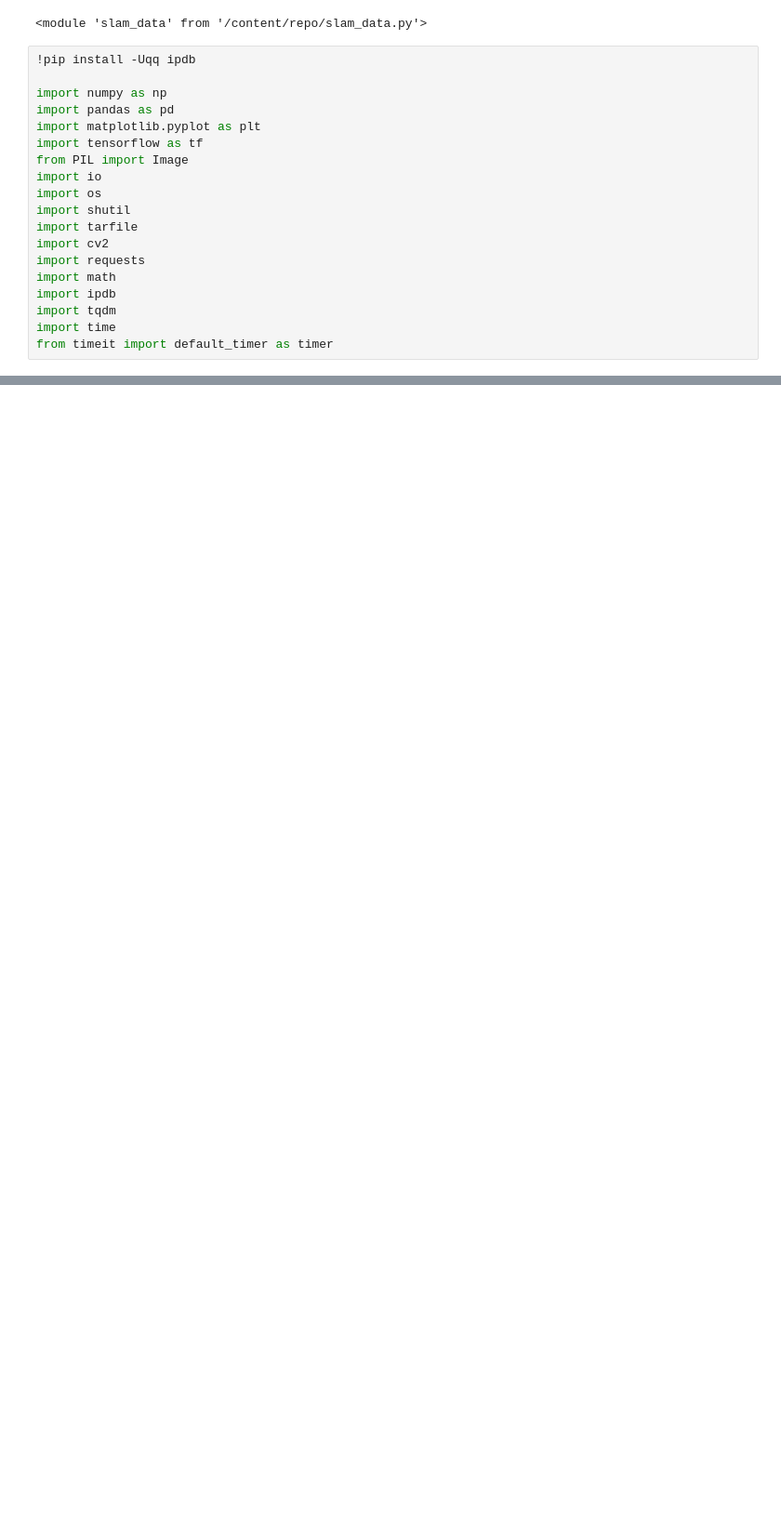
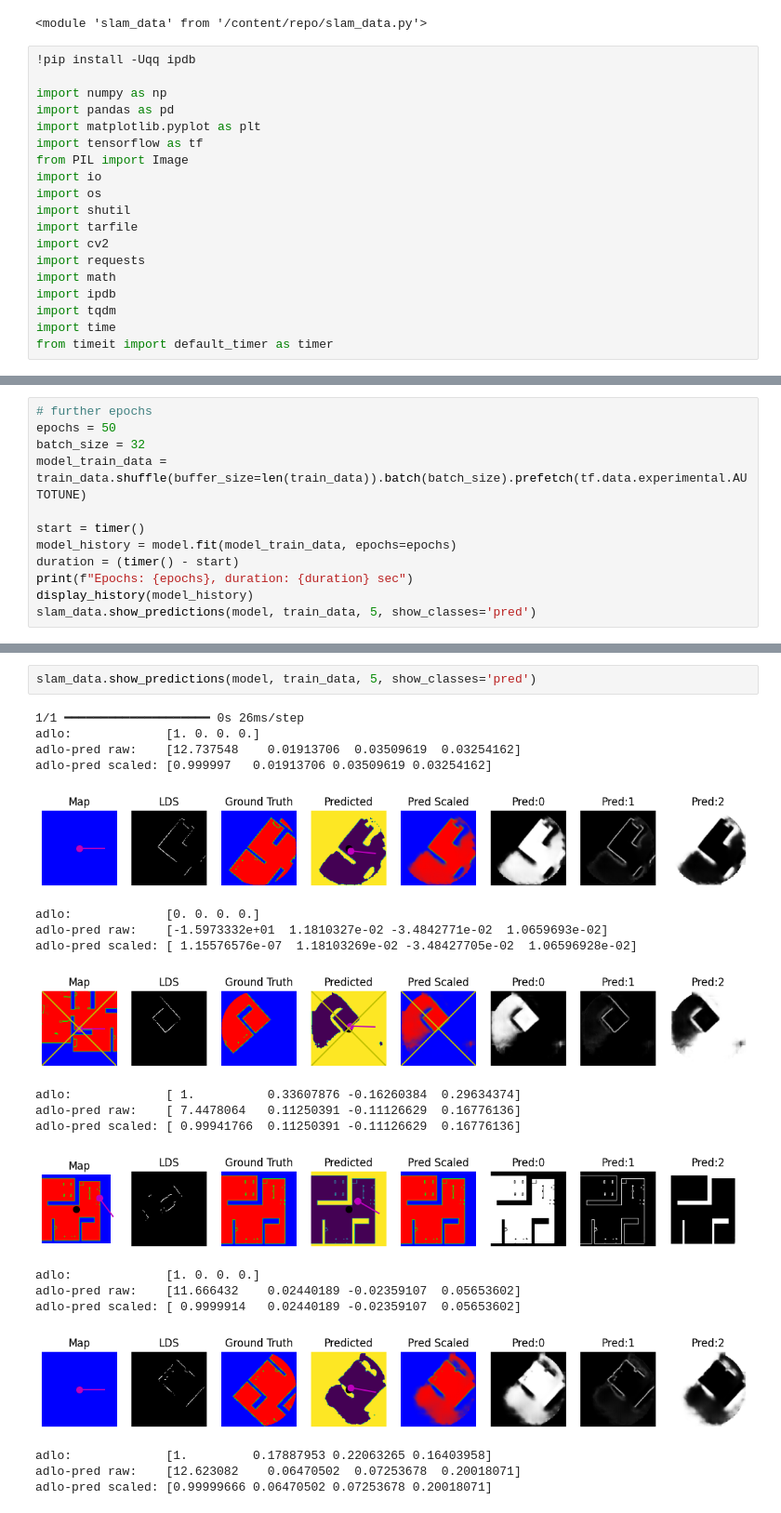
Before and after one commit to malcolmlett/robovac, a Jupyter notebook: Experiment_SLAM_3.ipynb, the cells around one changed output, grey strips where cells are left out. Shown at 93% size. Cells and saved outputs as stored; diff of their text form; blank space fills up the shorter version.

Commit message:
First results using model-generated input maps

```diff
--- a/Experiment_SLAM_3.ipynb
+++ b/Experiment_SLAM_3.ipynb
@@ -149,0 +139,12 @@ adlo-pred scaled: [0.6774639  0.02331689 0.00696396 0.00555091]
+# %%
+# further epochs
+epochs = 50
+batch_size = 32
+model_train_data = train_data.shuffle(buffer_size=len(train_data)).batch(batch_size).prefetch(tf.data.experimental.AUTOTUNE)
+
+start = timer()
+model_history = model.fit(model_train_data, epochs=epochs)
+duration = (timer() - start)
+print(f"Epochs: {epochs}, duration: {duration} sec")
+display_history(model_history)
+slam_data.show_predictions(model, train_data, 5, show_classes='pred')
@@ -149,0 +170,23 @@ adlo-pred scaled: [0.6774639  0.02331689 0.00696396 0.00555091]
+# %%
+slam_data.show_predictions(model, train_data, 5, show_classes='pred')
+# %% [output]
+1/1 ━━━━━━━━━━━━━━━━━━━━ 0s 26ms/step
+adlo:             [1. 0. 0. 0.]
+adlo-pred raw:    [12.737548    0.01913706  0.03509619  0.03254162]
+adlo-pred scaled: [0.999997   0.01913706 0.03509619 0.03254162]
+[figure, added]
+adlo:             [0. 0. 0. 0.]
+adlo-pred raw:    [-1.5973332e+01  1.1810327e-02 -3.4842771e-02  1.0659693e-02]
+adlo-pred scaled: [ 1.15576576e-07  1.18103269e-02 -3.48427705e-02  1.06596928e-02]
+[figure, added]
+adlo:             [ 1.          0.33607876 -0.16260384  0.29634374]
+adlo-pred raw:    [ 7.4478064   0.11250391 -0.11126629  0.16776136]
+adlo-pred scaled: [ 0.99941766  0.11250391 -0.11126629  0.16776136]
+[figure, added]
+adlo:             [1. 0. 0. 0.]
+adlo-pred raw:    [11.666432    0.02440189 -0.02359107  0.05653602]
+adlo-pred scaled: [ 0.9999914   0.02440189 -0.02359107  0.05653602]
+[figure, added]
+adlo:             [1.         0.17887953 0.22063265 0.16403958]
+adlo-pred raw:    [12.623082    0.06470502  0.07253678  0.20018071]
+adlo-pred scaled: [0.99999666 0.06470502 0.07253678 0.20018071]
```
Also changed, not shown: parts of 14 cells of this notebook.
